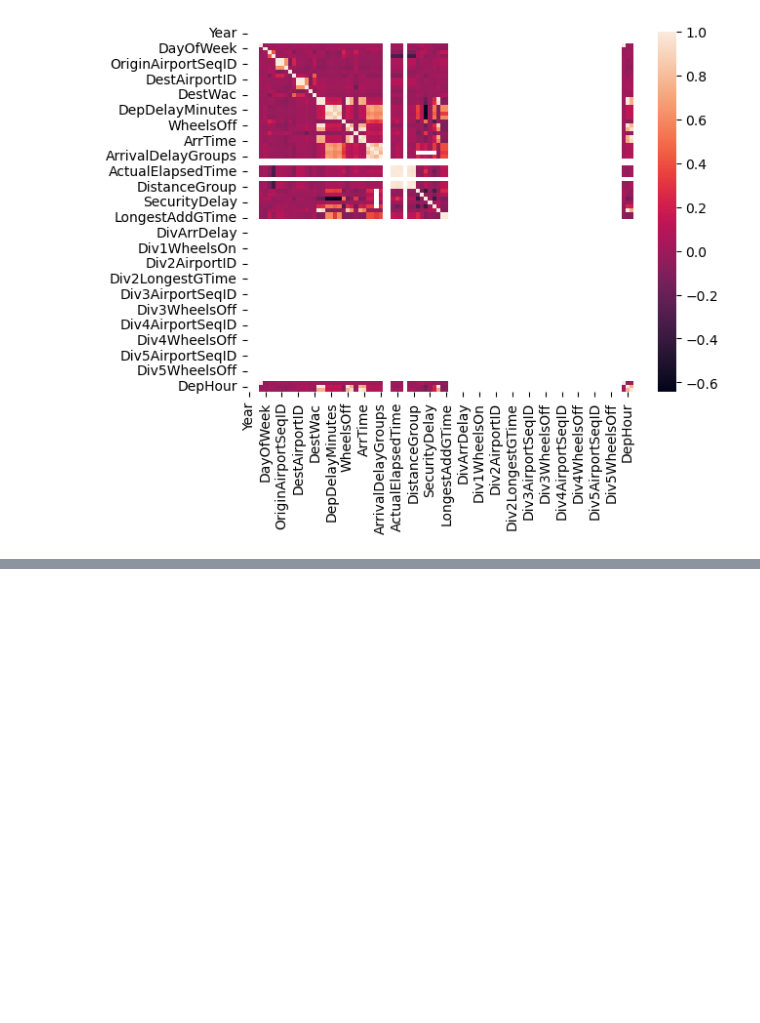
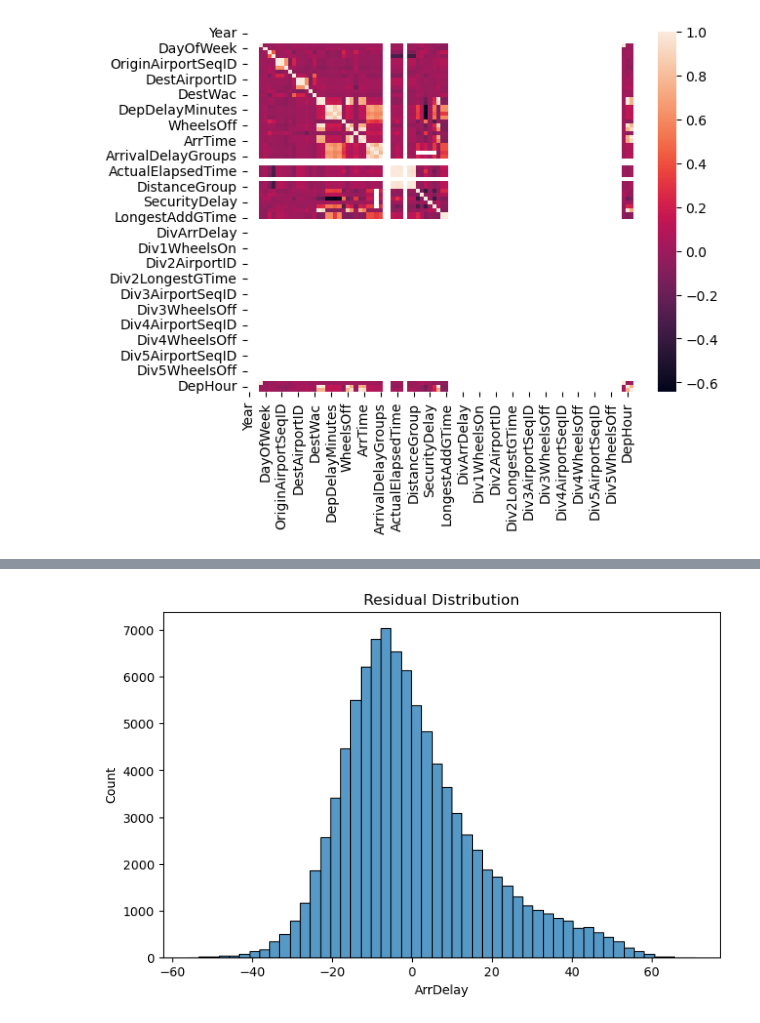
Before and after one commit to Rider-04/daily-python-data-lab, a Jupyter notebook: 04_machine_learning/Regression_Project.ipynb, the cells around one changed output, grey strips where cells are left out. Cells and saved outputs as stored; diff of their text form; code cells hidden in the pictures; blank space fills up the shorter version.

```diff
--- a/04_machine_learning/Regression_Project.ipynb
+++ b/04_machine_learning/Regression_Project.ipynb
@@ -475,0 +468,12 @@ df = df.sample(n=250000, random_state=42)
+# %%
+residuals = y_test - y_test_pred
+# %%
+plt.figure(figsize=(8,5))
+
+sns.histplot(residuals, bins=50)
+
+plt.title("Residual Distribution")
+
+plt.show()
+# %% [output]
+[figure, added]
```
Also changed, not shown: parts of 59 cells of this notebook, 1 other file.
